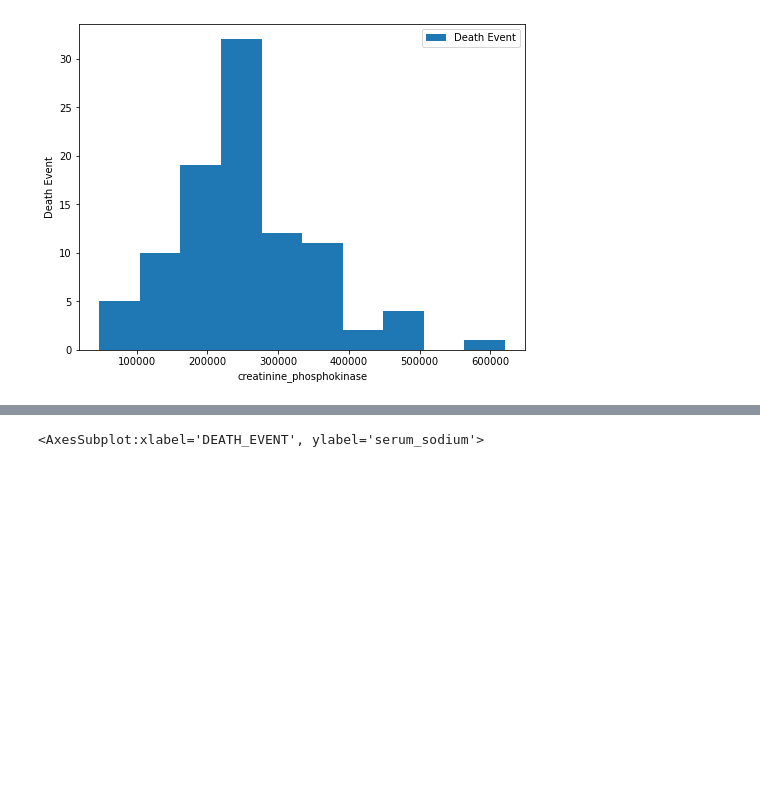
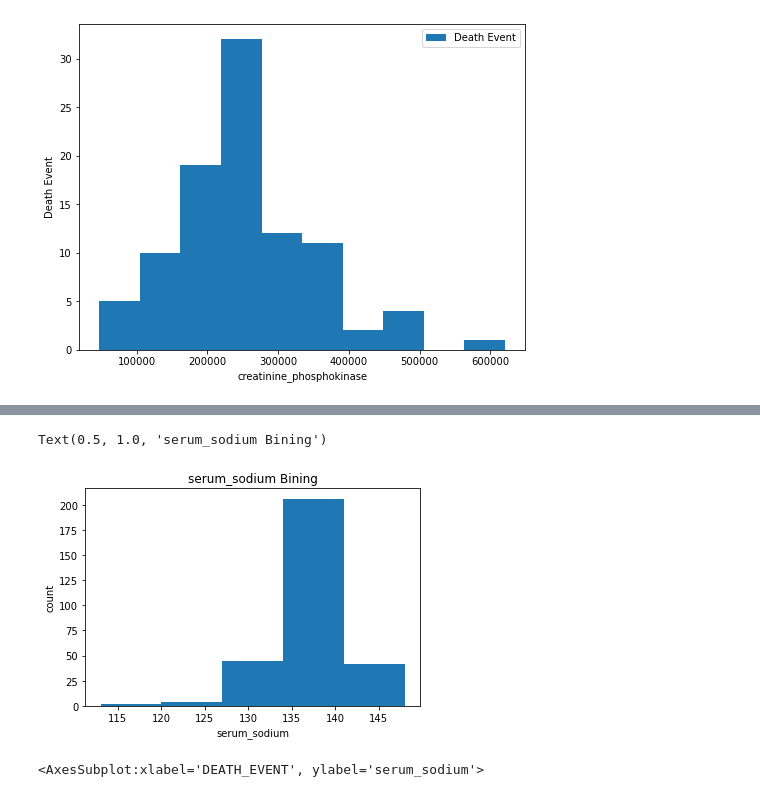
Before and after one commit to Abeeha11/IDS_Term_Project, a Jupyter notebook: Heart_Failure_Prediction.ipynb, the cells around one changed output, grey strips where cells are left out. Saved outputs shown, nothing was run; the diff lists cells and outputs as text; code cells hidden in the pictures; blank space fills up the shorter version.

```diff
--- a/Heart_Failure_Prediction.ipynb
+++ b/Heart_Failure_Prediction.ipynb
@@ -170,3 +195,15 @@ sns.boxplot(x='high_blood_pressure', y="serum_sodium",hue = 'DEATH_EVENT', data=
+# %%
+%matplotlib inline
+import matplotlib as plt
+from matplotlib import pyplot
+
+plt.pyplot.hist(heartdf['serum_sodium'], bins = 5)
+plt.pyplot.xlabel('serum_sodium')
+plt.pyplot.ylabel('count')
+plt.pyplot.title('serum_sodium Bining')
+# %% [output]
+Text(0.5, 1.0, 'serum_sodium Bining')
+[figure, added]
 # %%
 sns.boxplot(x='DEATH_EVENT', y="serum_sodium", data=heartdf)
 # %% [output]
```
Also changed, not shown: parts of 11 cells of this notebook.
